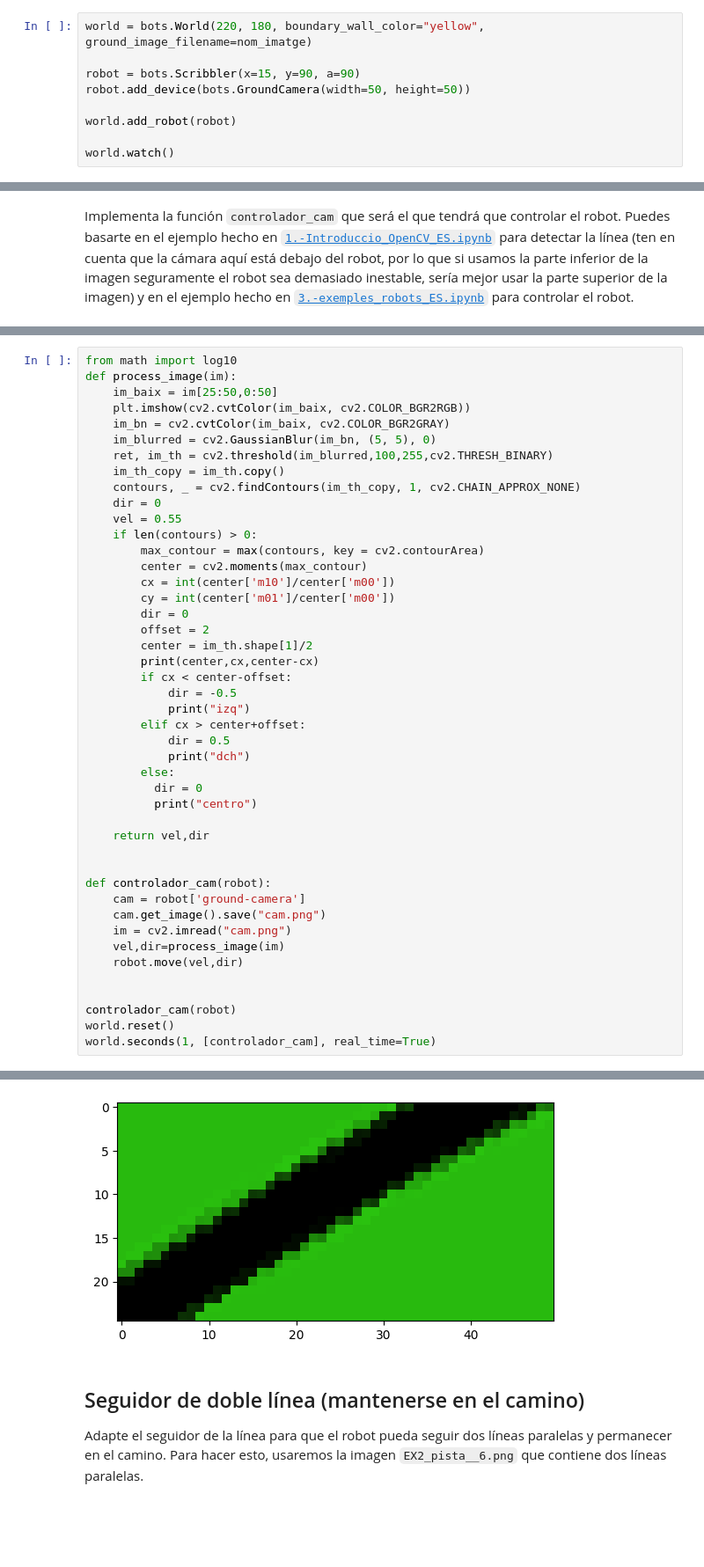
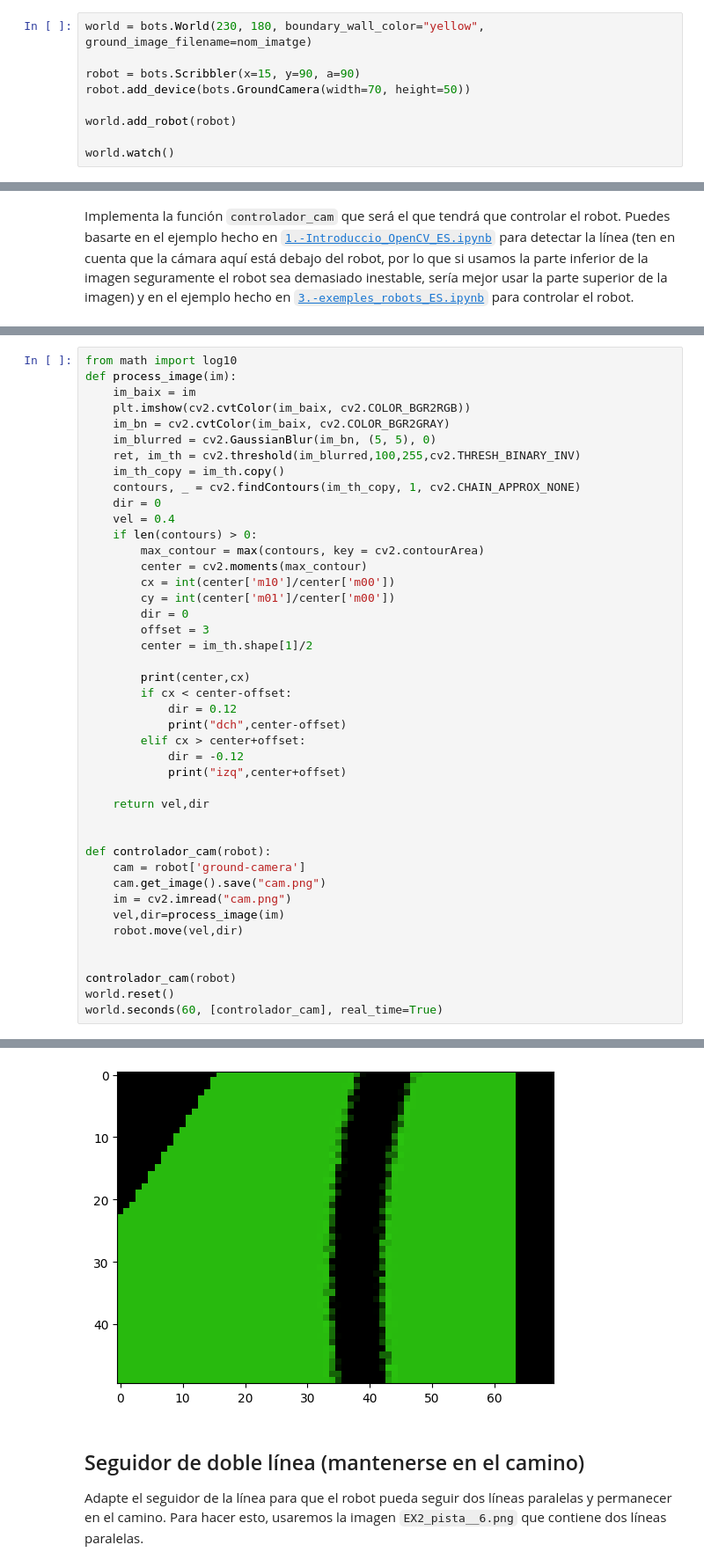
Before and after one commit to yuu067/MIA-IABD-2425, a Jupyter notebook: UD04/notebooks/EX2.-navegant_camera_ES.ipynb, the cells around one changed output, grey strips where cells are left out. Shown: that part at 88% size. Drawn from its saved outputs; the diff is of its cells as text; blank space fills up the shorter version.

```diff
--- a/UD04/notebooks/EX2.-navegant_camera_ES.ipynb
+++ b/UD04/notebooks/EX2.-navegant_camera_ES.ipynb
@@ -52,10 +52,10 @@ plt.imshow(cv2.cvtColor(img, cv2.COLOR_BGR2RGB))
 <matplotlib.image.AxesImage at 0x...>
 [figure]
 # %%
-world = bots.World(220, 180, boundary_wall_color="yellow", ground_image_filename=nom_imatge)
+world = bots.World(230, 180, boundary_wall_color="yellow", ground_image_filename=nom_imatge)
 
 robot = bots.Scribbler(x=15, y=90, a=90)
-robot.add_device(bots.GroundCamera(width=50, height=50))
+robot.add_device(bots.GroundCamera(width=70, height=50))
 
 world.add_robot(robot)
 
@@ -75,33 +75,31 @@ Image(value=b'\x89PNG\r\n\x1a\n\x00\x00\x00\rIHDR\x00\x00\x002\x00\x00\x002\x08\
 # %%
 from math import log10
 def process_image(im):
-    im_baix = im[25:50,0:50]
+    im_baix = im
     plt.imshow(cv2.cvtColor(im_baix, cv2.COLOR_BGR2RGB))
     im_bn = cv2.cvtColor(im_baix, cv2.COLOR_BGR2GRAY)
     im_blurred = cv2.GaussianBlur(im_bn, (5, 5), 0)
-    ret, im_th = cv2.threshold(im_blurred,100,255,cv2.THRESH_BINARY)
+    ret, im_th = cv2.threshold(im_blurred,100,255,cv2.THRESH_BINARY_INV)
     im_th_copy = im_th.copy()
     contours, _ = cv2.findContours(im_th_copy, 1, cv2.CHAIN_APPROX_NONE)
     dir = 0
-    vel = 0.55
+    vel = 0.4
     if len(contours) > 0:
         max_contour = max(contours, key = cv2.contourArea)
         center = cv2.moments(max_contour)
         cx = int(center['m10']/center['m00'])
         cy = int(center['m01']/center['m00'])
         dir = 0
-        offset = 2
+        offset = 3
         center = im_th.shape[1]/2
-        print(center,cx,center-cx)
+
+        print(center,cx)
         if cx < center-offset:
-            dir = -0.5
-            print("izq")
+            dir = 0.12
+            print("dch",center-offset)
         elif cx > center+offset:
-            dir = 0.5
-            print("dch")
-        else:
-          dir = 0
-          print("centro")
+            dir = -0.12
+            print("izq",center+offset)
 
     return vel,dir
 
@@ -116,5 +114,5 @@ def controlador_cam(robot):
 
 controlador_cam(robot)
 world.reset()
-world.seconds(1, [controlador_cam], real_time=True)
+world.seconds(60, [controlador_cam], real_time=True)
 # %% [output]
@@ -138,4 +136,4 @@ Simulation stopped at: 00:00:01.00; speed 0.76 x real time
-[figure, old version]
+[figure, new version]
 # %% [markdown]
 ## Seguidor de doble línea (mantenerse en el camino)
 
```
Also changed, not shown: parts of 3 cells of this notebook.
